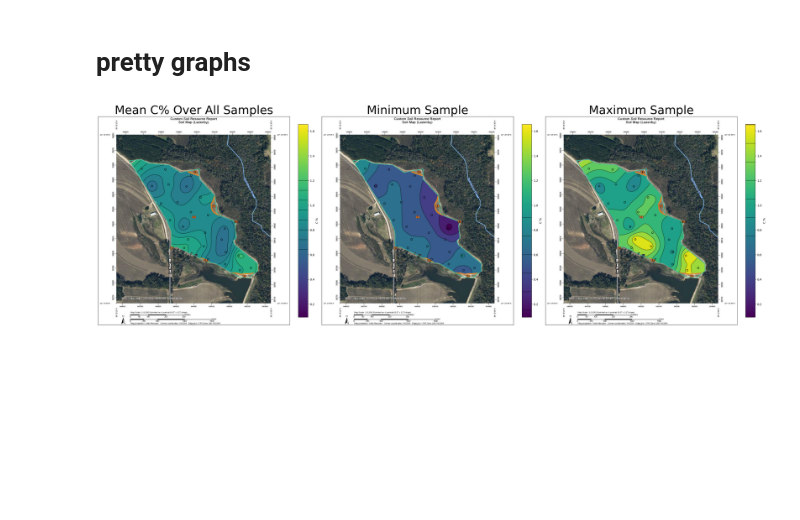
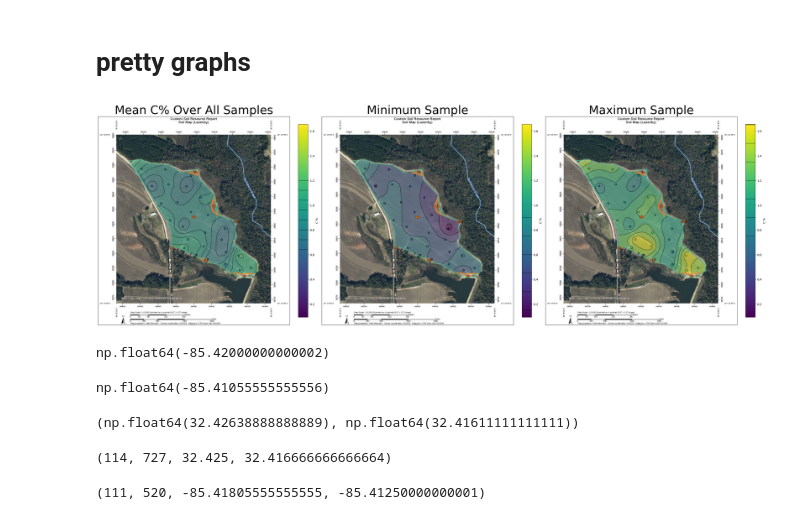
Before and after one commit to JoseACortes/USDAFall2024, a Jupyter notebook: WelcomeToTheRealWorld/AFewPresentationThings.ipynb, the cells around one changed output. Cells and saved outputs as stored; diff of their text form; code cells hidden in the pictures; blank space fills up the shorter version.

```diff
--- a/WelcomeToTheRealWorld/AFewPresentationThings.ipynb
+++ b/WelcomeToTheRealWorld/AFewPresentationThings.ipynb
@@ -477,32 +475,45 @@ min_y = y.min()
 y = y - min_y
 y = y*0.89
 y = y + min_y
 y+=0.00024
 
 for i, col in enumerate(cols):
     z = frame[col].to_numpy().astype(float)
     rbf = Rbf(x, y, z, function='linear')
     Xi, Yi = np.meshgrid(xi, yi)
     zi = rbf(Xi, Yi)
     zi = np.ma.array(zi, mask=~mask)
-    ax[i].contourf(Xi, Yi, zi, levels=6, cmap='viridis', vmin=vmin, vmax=vmax, alpha=1)
+    ax[i].imshow(plt.imread('feild/feild.png'), alpha=1, extent=[left, right, bottom, top])
+    ax[i].contourf(Xi, Yi, zi, levels=6, cmap='viridis', vmin=vmin, vmax=vmax, alpha=.5)
     contour = ax[i].contour(Xi, Yi, zi, levels=6, colors='k', alpha=0.5)
     # ax[i].imshow(plt.imread('feild/feild.png'), alpha=1, extent=[left, right, bottom, top])
     scatter = ax[i].scatter(x, y, c=z, edgecolors='k', cmap='viridis', vmin=vmin, vmax=vmax)
     ax[i].imshow(plt.imread('feild/background.png'), alpha=1, extent=[left, right, bottom, top])
     ax[i].set_xticks([])
     ax[i].set_yticks([])
     # ax[i].set_title(plot_titles[i], fontsize=2)
 
     # make colorbar smaller
     bar = fig.colorbar(scatter, ax=ax[i], fraction=0.046, pad=0.04, label='C %')
     bar.add_lines(contour)
     ax[i].set_title(plot_titles[i], fontsize=40)
 
 
 plt.xticks([])
 plt.yticks([])
 plt.tight_layout()
 plt.show()
 # %% [output]
-[figure, old version]
+[figure, new version]
+# %%
+left
+# %% [output]
+np.float64(-85.42000000000002)
+# %%
+right
+# %% [output]
+np.float64(-85.41055555555556)
+# %%
+top, bottom
+# %% [output]
+(np.float64(32.42638888888889), np.float64(32.41611111111111))
@@ -508,0 +530,8 @@ plt.show()
+# %%
+y0 = 114
+y1 = 727
+f_y0 = dms_to_decimal(32, 25, 30, 'N')
+f_y1 = dms_to_decimal(32, 25, 0, 'N')
+y0, y1, f_y0, f_y1
+# %% [output]
+(114, 727, 32.425, 32.416666666666664)
@@ -508,0 +541,8 @@ plt.show()
+# %%
+x0 = 111
+x1 = 520
+f_x0 = dms_to_decimal(85, 25, 5, 'W')
+f_x1 = dms_to_decimal(85, 24, 45, 'W')
+x0, x1, f_x0, f_x1
+# %% [output]
+(111, 520, -85.41805555555555, -85.41250000000001)
```
Also changed, not shown: parts of 7 cells of this notebook, 28 other files.
